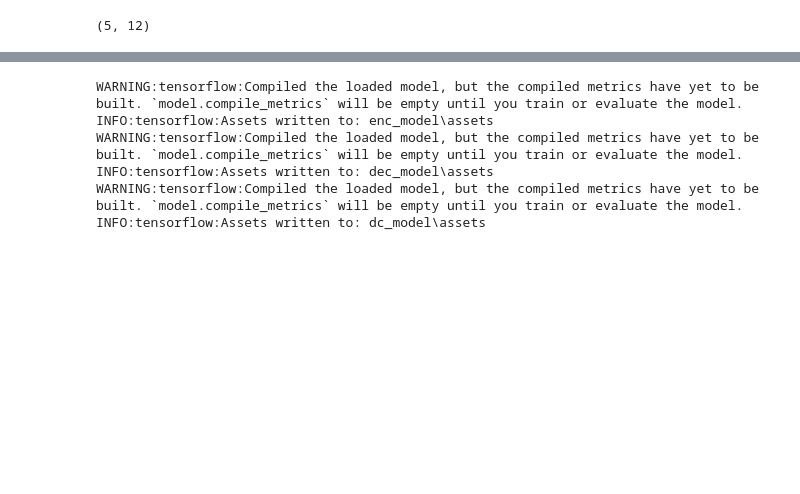
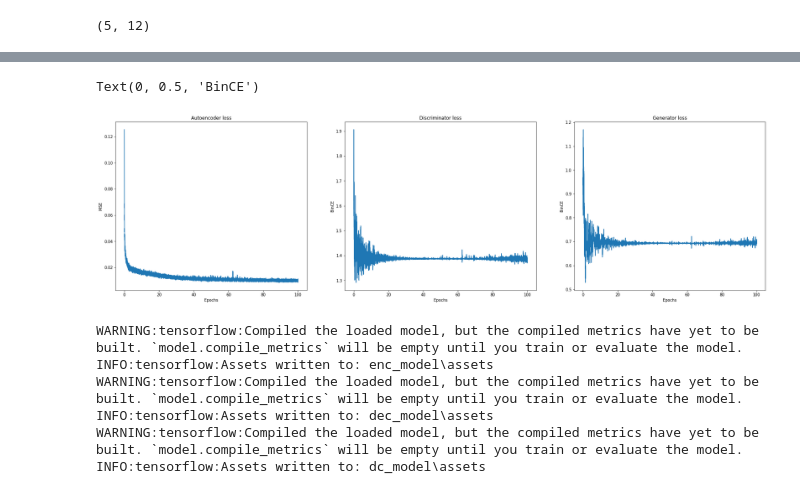
Before and after one commit to AlexThirty/XAI_project, a Jupyter notebook: AAE_conv.ipynb, the cells around one changed output, grey strips where cells are left out. Saved outputs shown, nothing was run; the diff lists cells and outputs as text; code cells hidden in the pictures; blank space fills up the shorter version.

```diff
--- a/AAE_conv.ipynb
+++ b/AAE_conv.ipynb
@@ -419,7 +240,9 @@ minidc_dims=np.array([[30,30],[30,30]])
 base_lr = 0.00025
 max_lr = 0.0025
 step_size = 2 * np.ceil(train_images.shape[0] / batch_size)
+epochs = 100
+steps_per_epoch = train_images.shape[0] / batch_size
 
-aae = AAE_new((length, width, channels), 35, 0.3, [32, 32, 64], [3,3,3], [2,2,2], [100, 100], [100, 100], 0.5, minidc_dims, base_lr, max_lr, step_size)
-aae.fit(train_dataset, epochs=100)
+aae = AAE((length, width, channels), 50, 0.3, [32, 32, 64], [3,3,3], [2,2,2], [100, 100], [100, 100], 0.5, minidc_dims, base_lr, max_lr, step_size)
+ae_loss_history, dc_loss_history, gen_loss_history = aae.fit(train_dataset, epochs=epochs)
 # %% [output]
@@ -427,3 +266,22 @@ Epoch: 1, time elapsed: 0:01:57.415993, AE loss: 0.024543851613998413, Discrimin
+# %%
+steps_per_epoch = train_images.shape[0] / batch_size
+
+F, ax = plt.subplots(1,3,figsize=(30,8))
+ax[0].plot((np.arange(len(ae_loss_history))+1)/steps_per_epoch, ae_loss_history)
+ax[0].set_title('Autoencoder loss')
+ax[0].set_xlabel('Epochs')
+ax[0].set_ylabel('MSE')
+ax[1].plot((np.arange(len(dc_loss_history))+1)/steps_per_epoch, dc_loss_history)
+ax[1].set_title('Discriminator loss')
+ax[1].set_xlabel('Epochs')
+ax[1].set_ylabel('BinCE')
+ax[2].plot((np.arange(len(gen_loss_history))+1)/steps_per_epoch, gen_loss_history)
+ax[2].set_title('Generator loss')
+ax[2].set_xlabel('Epochs')
+ax[2].set_ylabel('BinCE')
+# %% [output]
+Text(0, 0.5, 'BinCE')
+[figure, added]
 # %%
 aae.encoder.save('enc_model')
 aae.decoder.save('dec_model')
```
Also changed, not shown: parts of 7 cells of this notebook, 12 other files.
